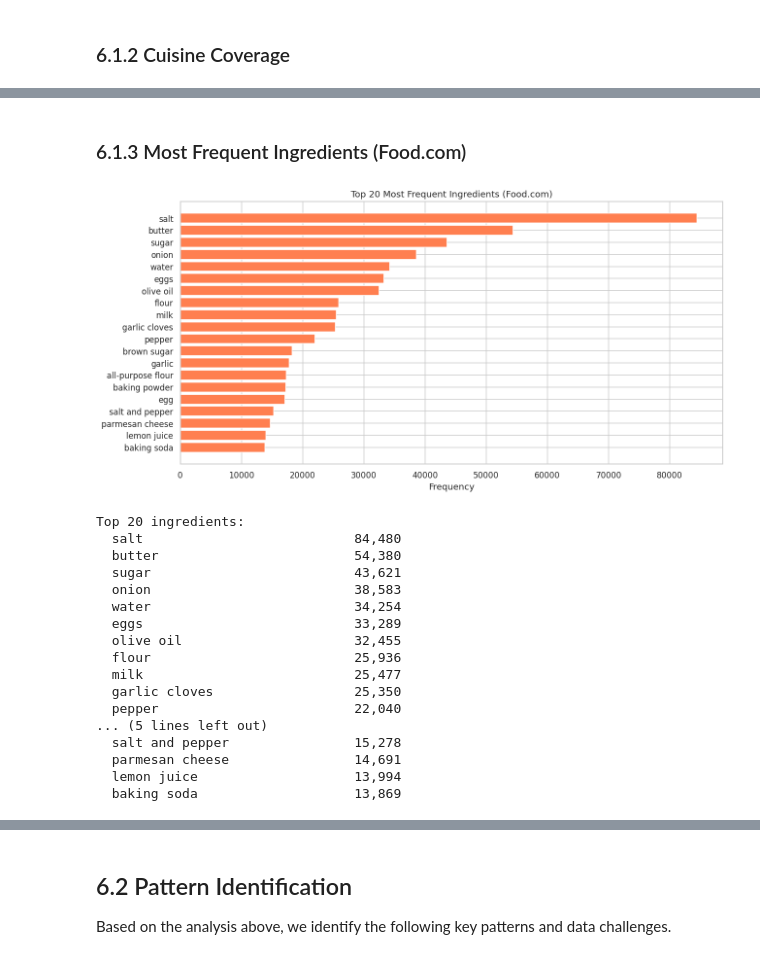
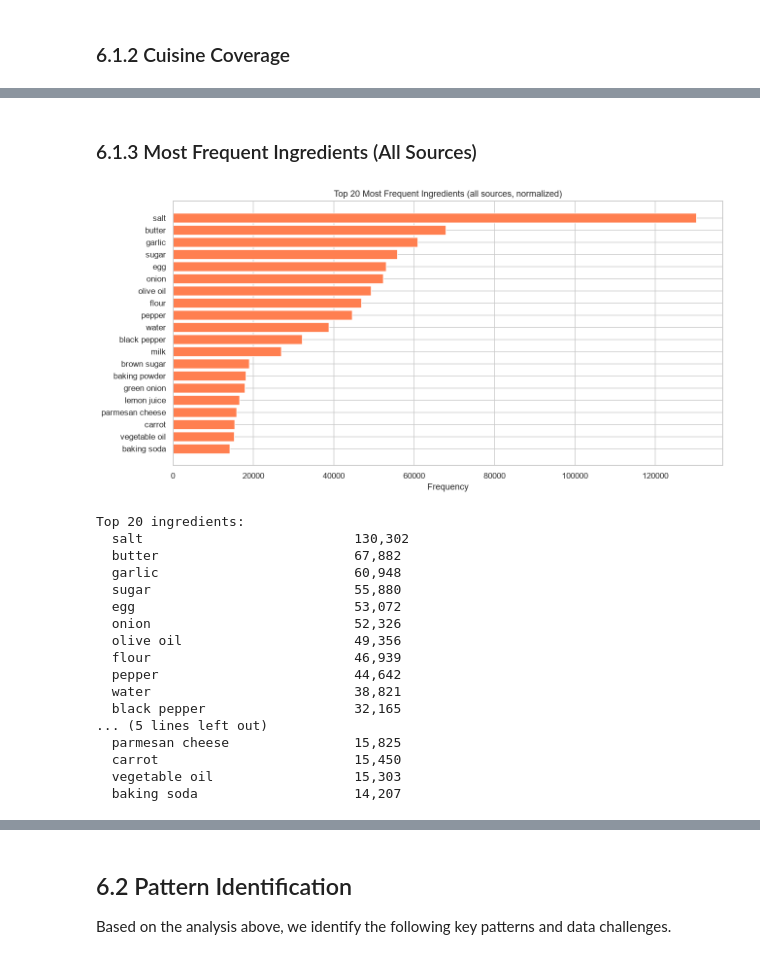
Before and after one commit to Chloe-Tu2/The-EverFlavor-AI, a Jupyter notebook: notebooks/01_data_acquisition_EverFlavor_V3.ipynb, the cells around one changed output, grey strips where cells are left out. Saved outputs shown, nothing was run; the diff lists cells and outputs as text; code cells hidden in the pictures.

```diff
--- a/notebooks/01_data_acquisition_EverFlavor_V3.ipynb
+++ b/notebooks/01_data_acquisition_EverFlavor_V3.ipynb
@@ -1669,0 +2046,22 @@ HF after pipeline       : (37952, 27)
+# %%
+# Lower number = kept when the same title appears in several sources
+SOURCE_PRIORITY = ["huggingface", "foodcom", "themealdb", "culinarydb"]
+
+df_all = pd.concat([df_hf_clean, df_fc_clean, *extra_clean.values()], ignore_index=True)
+counts_before = df_all["source"].value_counts()
+
+title_key = (df_all["recipe_name"].astype(str).str.lower()
+             .str.replace(r"[^a-z0-9]+", " ", regex=True).str.strip())
+priority = df_all["source"].map({s: i for i, s in enumerate(SOURCE_PRIORITY)})
+keep_order = priority.sort_values(kind="stable").index
+df_all = df_all.loc[keep_order][~title_key.loc[keep_order].duplicated()].reset_index(drop=True)
+counts_after = df_all["source"].value_counts()
+
+summary = pd.DataFrame({"before": counts_before, "kept": counts_after}).fillna(0).astype(int)
+summary["duplicates removed"] = summary["before"] - summary["kept"]
+print("Recipes per source:")
+print(summary.loc[[s for s in SOURCE_PRIORITY if s in summary.index]].to_string())
+print(f"\nCombined table: {len(df_all):,} recipes, {df_all.shape[1]} columns")
+
+print("\nCuisine family by source:")
+print(pd.crosstab(df_all["cuisine_family"], df_all["source"], margins=True, margins_name="total").to_string())
@@ -1676,7 +2095,7 @@ from sklearn.model_selection import train_test_split
 
 # Keep every row, including 'Other', so the splits cover the full dataset.
 # Stratifying keeps each cuisine family's share the same in all three splits.
-df_split = df_hf_clean.copy()
+df_split = df_all.copy()
 
 # Stratifying needs enough recipes in every family, or train_test_split
 # raises an error. Families smaller than this are grouped together for
@@ -1880,51 +2307,50 @@ Middle Eastern      479
 # %% [markdown]
-### 6.1.3 Most Frequent Ingredients (Food.com)
+### 6.1.3 Most Frequent Ingredients (All Sources)
 # %%
-# Flatten all ingredient lists into a single list of tokens
+# Use the combined table from 5.6 (or reload it after a restart)
 try:
-    _ = df_fc_clean
+    _ = df_all
 except NameError:
-    df_fc_clean = pd.read_csv("data/interim/food_com_clean.csv")
-    df_fc_clean["ingredient_list"] = df_fc_clean["ingredient_list"].apply(
-        lambda x: ast.literal_eval(x) if isinstance(x, str) else []
-    )
+    df_all = pd.read_parquet("data/interim/recipes_all.parquet")
 
+# Flatten all ingredient lists into a single list of names
+# (Parquet returns lists as arrays, so convert each one)
 all_ingredients = []
-for lst in df_fc_clean["ingredient_list"]:
-    if isinstance(lst, list):
-        all_ingredients.extend(lst)
+for lst in df_all["ingredient_list"]:
+    if lst is not None:
+        all_ingredients.extend(list(lst))
 
 top_ingredients = Counter(all_ingredients).most_common(20)
 names, counts = zip(*top_ingredients)
 
 fig, ax = plt.subplots(figsize=(12, 6))
 ax.barh(names[::-1], counts[::-1], color="coral")
 ax.set_xlabel("Frequency")
-ax.set_title("Top 20 Most Frequent Ingredients (Food.com)")
+ax.set_title("Top 20 Most Frequent Ingredients (all sources, normalized)")
 plt.tight_layout()
 plt.savefig("data/processed/top_ingredients.png", bbox_inches="tight")
 plt.show()
 
 print("\nTop 20 ingredients:")
 for name, count in top_ingredients:
     print(f"  {name:30s} {count:,}")
 # %% [output]
-[figure, old version]
+[figure, new version]
 Top 20 ingredients:
-  salt                           84,480
-  butter                         54,380
-  sugar                          43,621
-  onion                          38,583
-  water                          34,254
-  eggs                           33,289
-  olive oil                      32,455
-  flour                          25,936
-  milk                           25,477
-  garlic cloves                  25,350
-  pepper                         22,040
+  salt                           130,302
+  butter                         67,882
+  garlic                         60,948
+  sugar                          55,880
+  egg                            53,072
+  onion                          52,326
+  olive oil                      49,356
+  flour                          46,939
+  pepper                         44,642
+  water                          38,821
+  black pepper                   32,165
 ... (5 lines left out)
-  salt and pepper                15,278
-  parmesan cheese                14,691
-  lemon juice                    13,994
-  baking soda                    13,869
+  parmesan cheese                15,825
+  carrot                         15,450
+  vegetable oil                  15,303
+  baking soda                    14,207
 # %% [markdown]
```
Also changed, not shown: parts of 51 cells of this notebook, 3 other files.
